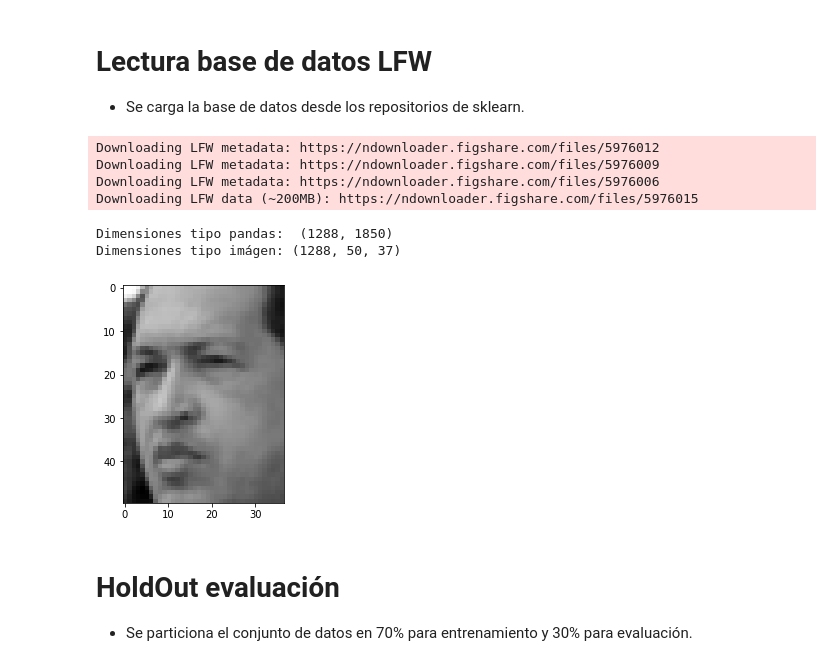
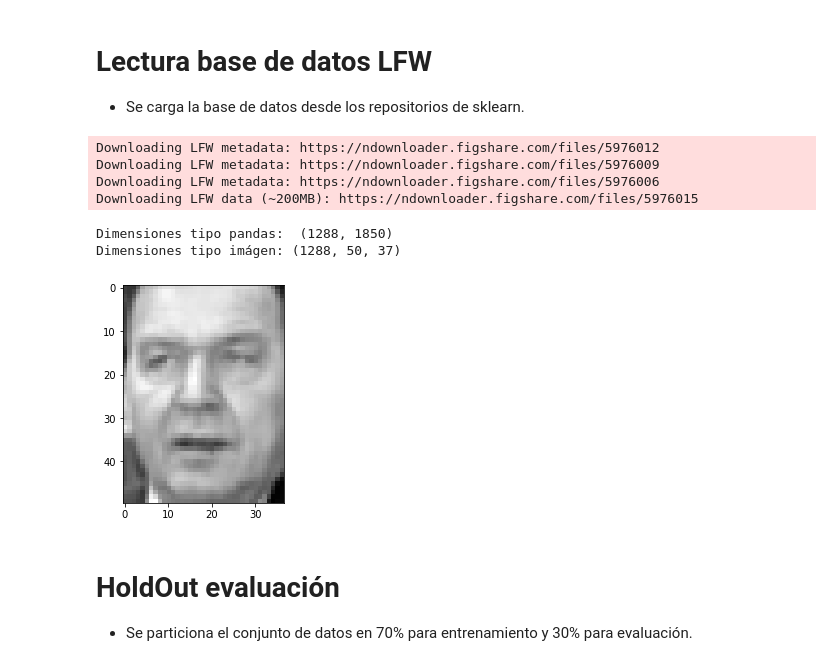
Before and after one commit to amalvarezme/AnaliticaDatos, a Jupyter notebook: 3_Clasificacion/6_CVClasificacion_LFW.ipynb, the cells around one changed output. Cells and saved outputs as stored; diff of their text form; code cells hidden in the pictures.

```diff
--- a/3_Clasificacion/6_CVClasificacion_LFW.ipynb
+++ b/3_Clasificacion/6_CVClasificacion_LFW.ipynb
@@ -168,22 +166,22 @@ def plot_confusion_matrix(y_true, y_pred, classes,
 # %%
 #Lectura base de datos
 lfw_people = fetch_lfw_people(min_faces_per_person=70, resize=0.4)
 # datos tipo pandas
 Xdata = pd.DataFrame(lfw_people.data)/255
 y = lfw_people.target
 print('Dimensiones tipo pandas: ',Xdata.shape)
 print('Dimensiones tipo imágen:',lfw_people.images.shape)
-plt.imshow(np.array(Xdata.iloc[0,:]).reshape(lfw_people.images.shape[1],
+plt.imshow(np.array(Xdata.iloc[300,:]).reshape(lfw_people.images.shape[1],
                                              lfw_people.images.shape[2]),cmap='gray')
 plt.show()
 # %% [output]
 Downloading LFW metadata: https://ndownloader.figshare.com/files/5976012
 Downloading LFW metadata: https://ndownloader.figshare.com/files/5976009
 Downloading LFW metadata: https://ndownloader.figshare.com/files/5976006
 Downloading LFW data (~200MB): https://ndownloader.figshare.com/files/5976015
 Dimensiones tipo pandas:  (1288, 1850)
 Dimensiones tipo imágen: (1288, 50, 37)
-[figure, old version]
+[figure, new version]
 # %% [markdown]
 # HoldOut evaluación
 
```
Also changed, not shown: parts of 11 cells of this notebook.
